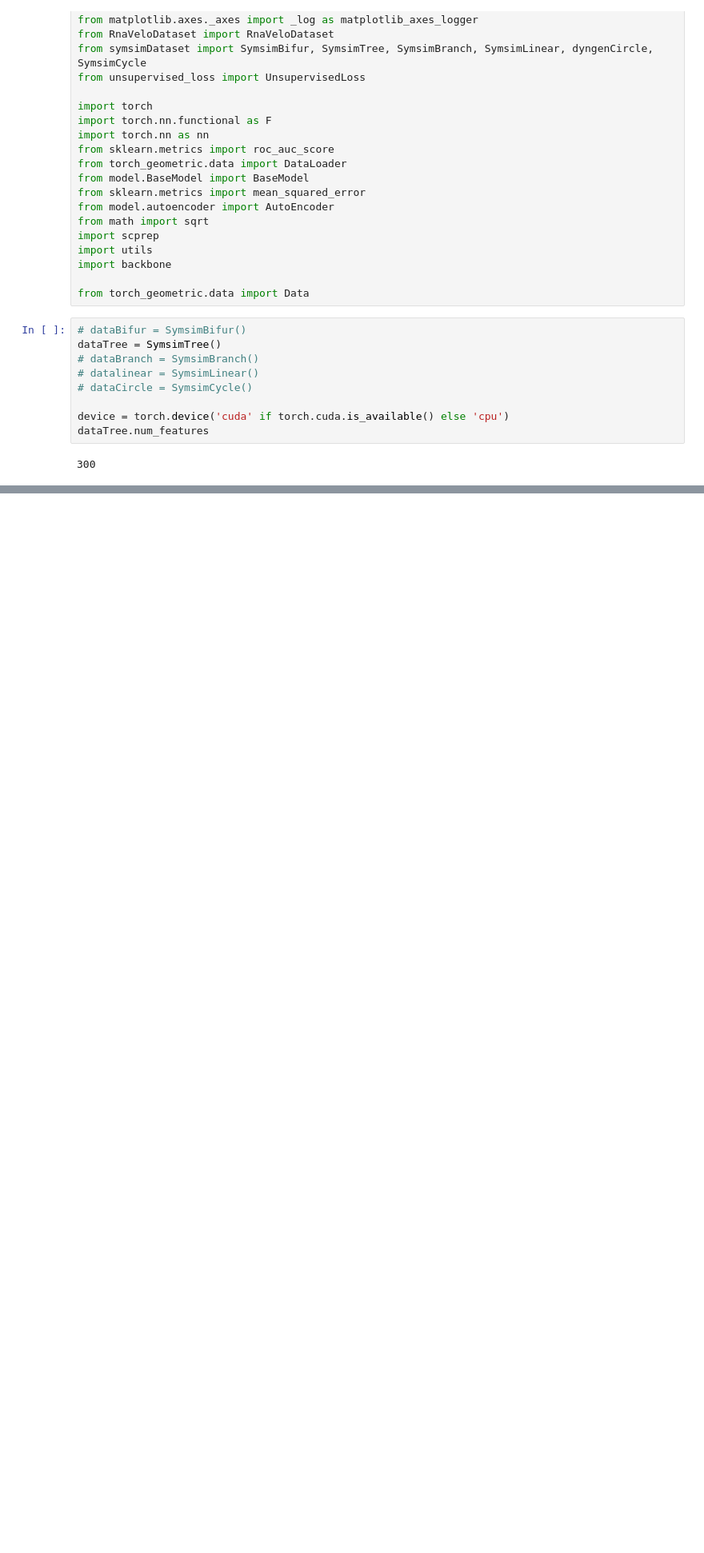
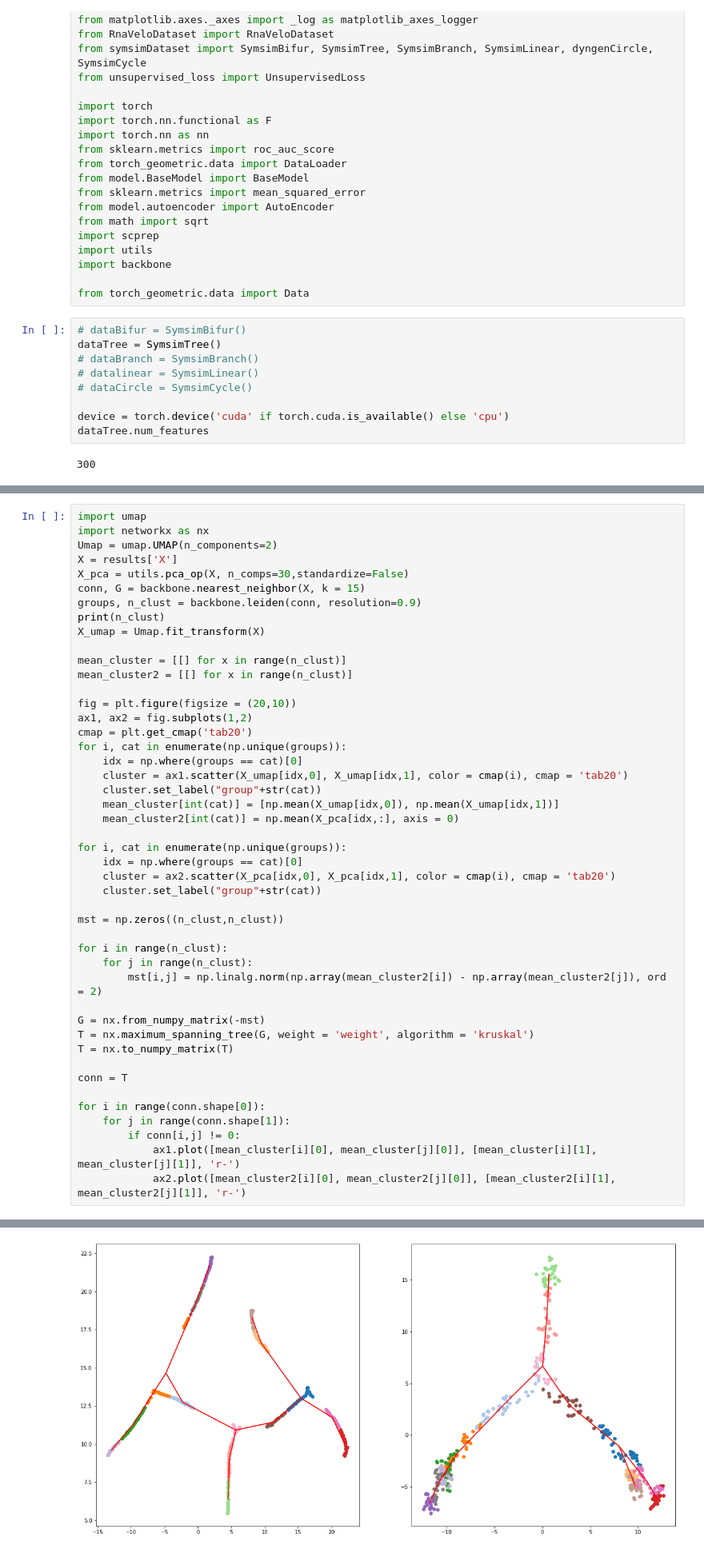
Before and after one commit to falseu/gnn_traj_inference, a Jupyter notebook: backbone_tree.ipynb, the cells around one changed output, grey strips where cells are left out. Shown at 80% size. Saved outputs shown, nothing was run; the diff lists cells and outputs as text; blank space fills up the shorter version.

Commit message:
backbone final

```diff
--- a/backbone_tree.ipynb
+++ b/backbone_tree.ipynb
@@ -67,0 +70,47 @@ backbone.plot_backbone(results, version = 'cell', figsize = (20,5))
+# %%
+import umap
+import networkx as nx
+Umap = umap.UMAP(n_components=2)
+X = results['X']
+X_pca = utils.pca_op(X, n_comps=30,standardize=False)
+conn, G = backbone.nearest_neighbor(X, k = 15)
+groups, n_clust = backbone.leiden(conn, resolution=0.9)
+print(n_clust)
+X_umap = Umap.fit_transform(X)
+
+mean_cluster = [[] for x in range(n_clust)]
+mean_cluster2 = [[] for x in range(n_clust)]
+
+fig = plt.figure(figsize = (20,10))
+ax1, ax2 = fig.subplots(1,2)
+cmap = plt.get_cmap('tab20')
+for i, cat in enumerate(np.unique(groups)):
+    idx = np.where(groups == cat)[0]
+    cluster = ax1.scatter(X_umap[idx,0], X_umap[idx,1], color = cmap(i), cmap = 'tab20')
+    cluster.set_label("group"+str(cat))
+    mean_cluster[int(cat)] = [np.mean(X_umap[idx,0]), np.mean(X_umap[idx,1])]
+    mean_cluster2[int(cat)] = np.mean(X_pca[idx,:], axis = 0)
+
+for i, cat in enumerate(np.unique(groups)):
+    idx = np.where(groups == cat)[0]
+    cluster = ax2.scatter(X_pca[idx,0], X_pca[idx,1], color = cmap(i), cmap = 'tab20')
+    cluster.set_label("group"+str(cat))
+
+mst = np.zeros((n_clust,n_clust))
+
+for i in range(n_clust):
+    for j in range(n_clust):
+        mst[i,j] = np.linalg.norm(np.array(mean_cluster2[i]) - np.array(mean_cluster2[j]), ord = 2)
+
+G = nx.from_numpy_matrix(-mst)
+T = nx.maximum_spanning_tree(G, weight = 'weight', algorithm = 'kruskal')
+T = nx.to_numpy_matrix(T)
+
+conn = T
+
+for i in range(conn.shape[0]):
+    for j in range(conn.shape[1]):
+        if conn[i,j] != 0:
+            ax1.plot([mean_cluster[i][0], mean_cluster[j][0]], [mean_cluster[i][1], mean_cluster[j][1]], 'r-')
+            ax2.plot([mean_cluster2[i][0], mean_cluster2[j][0]], [mean_cluster2[i][1], mean_cluster2[j][1]], 'r-')
+# %% [output]
@@ -67,0 +122 @@ backbone.plot_backbone(results, version = 'cell', figsize = (20,5))
+[figure, added]
```
Also changed, not shown: parts of 5 cells of this notebook, 1 other file.
